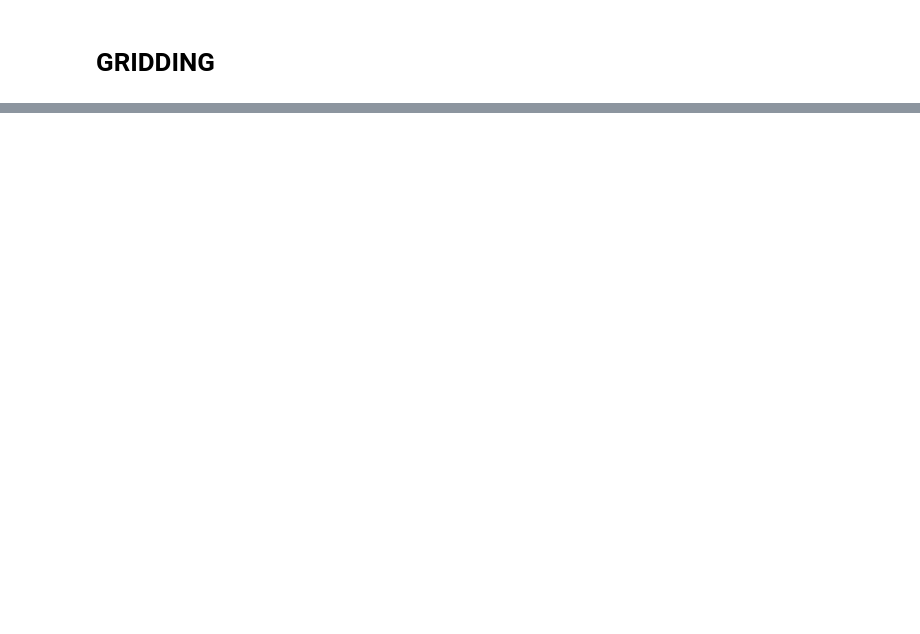
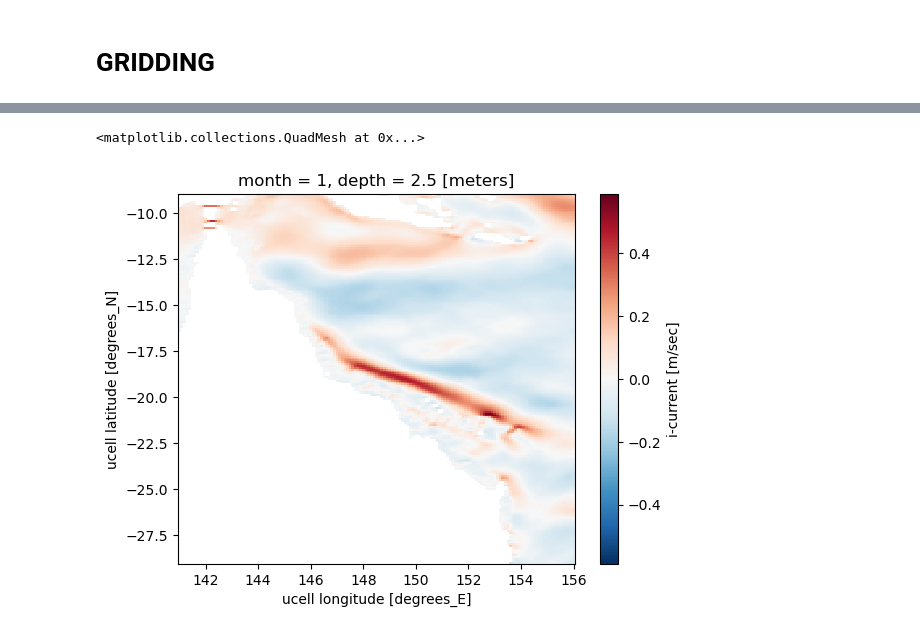
Before and after one commit to CARSv2/cars-v2, a Jupyter notebook: notebooks/format_UV_4DIVAnd.ipynb, the cells around one changed output, grey strips where cells are left out. Saved outputs shown, nothing was run; the diff lists cells and outputs as text; code cells hidden in the pictures; blank space fills up the shorter version.

```diff
--- a/notebooks/format_UV_4DIVAnd.ipynb
+++ b/notebooks/format_UV_4DIVAnd.ipynb
@@ -172,0 +175,3 @@ lon_lat_bounds = [lon_min,lon_max,lat_min,lat_max]
+# %%
+BRAN2020_UV = BRAN2020_UV.rename({'xu_ocean':'lon','yu_ocean':'lat','st_ocean':'depth'})
+BRAN2020_UV
@@ -173,5 +235,5 @@ lon_lat_bounds = [lon_min,lon_max,lat_min,lat_max]
 # %%
-UV_GBR = BRAN2020_UV.sel({'xu_ocean':slice(lon_min,lon_max),'yu_ocean':slice(lat_min,lat_max)})
+UV_GBR = BRAN2020_UV.sel({'lon':slice(lon_min,lon_max),'lat':slice(lat_min,lat_max)})
 # %%
 UV_GBR
 # %% [output]
@@ -197,0 +403,5 @@ Attributes:
+# %%
+UV_GBR.isel({'month':0,'depth':0}).u.plot()
+# %% [output]
+<matplotlib.collections.QuadMesh at 0x...>
+[figure, added]
```
Also changed, not shown: parts of 9 cells of this notebook.
